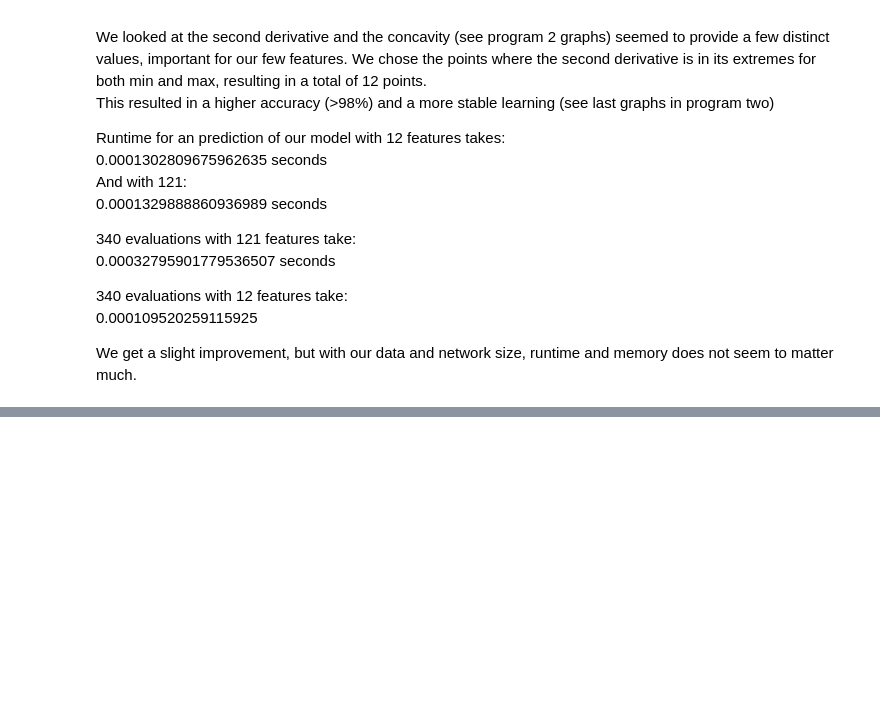
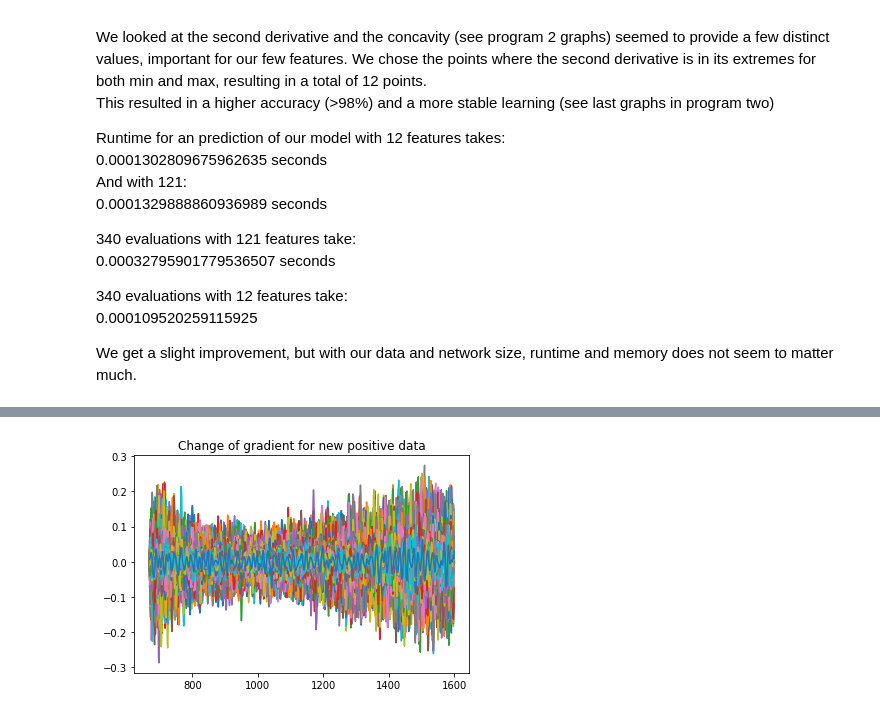
Before and after one commit to Genises/H-BRS_NeuralNetworks, a Jupyter notebook: NN_Project_29.10.2018.ipynb, the cells around one changed output, grey strips where cells are left out. Cells and saved outputs as stored; diff of their text form; code cells hidden in the pictures; blank space fills up the shorter version.

```diff
--- a/NN_Project_29.10.2018.ipynb
+++ b/NN_Project_29.10.2018.ipynb
@@ -241,2 +256,18 @@ NameError: name 'np' is not defined
+# %%
+#---------------------------------------------------------------------------------New Features
+#Extra Value for less Features (maybe)
+# GradientData = 2nd derivation of input data
+gradientData_new = np.empty([dataPositivesNew.shape[0],dataPositivesNew.shape[1]]);
+i = 0;
+for row in dataPositivesNew:
+    gradient = np.gradient(np.gradient(row)) #where does the gradient change fastest
+    plt.plot(xValuesOld,gradient)
+    gradientData_new[i] = gradient
+    i += 1
+
+plt.title("Change of gradient for new positive data")
+plt.show()
+# %% [output]
+[figure, added]
 # %%
 #--------------------------------------------------------------------------------Split Up Data
```
Also changed, not shown: parts of 19 cells of this notebook.
